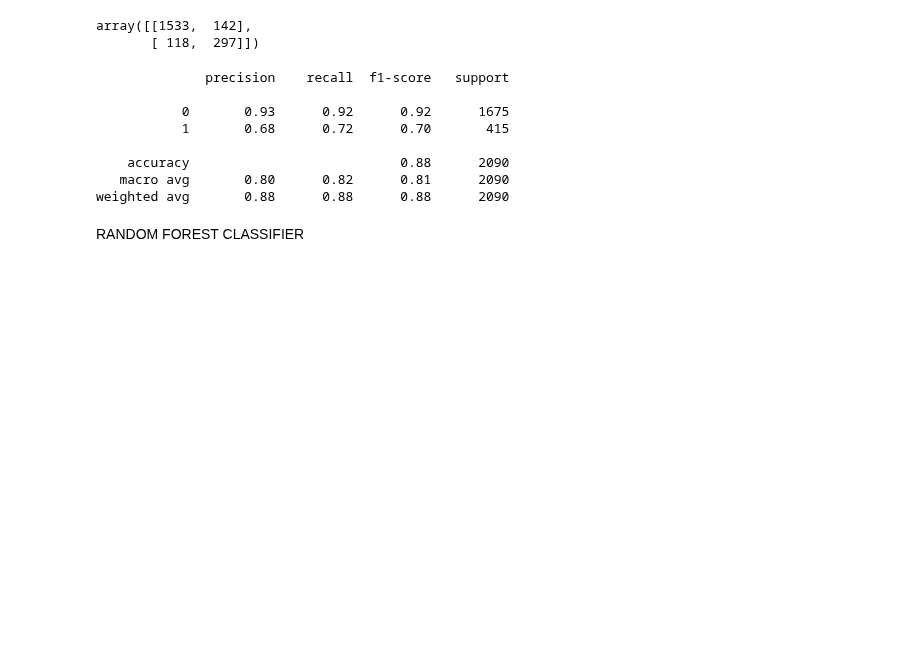
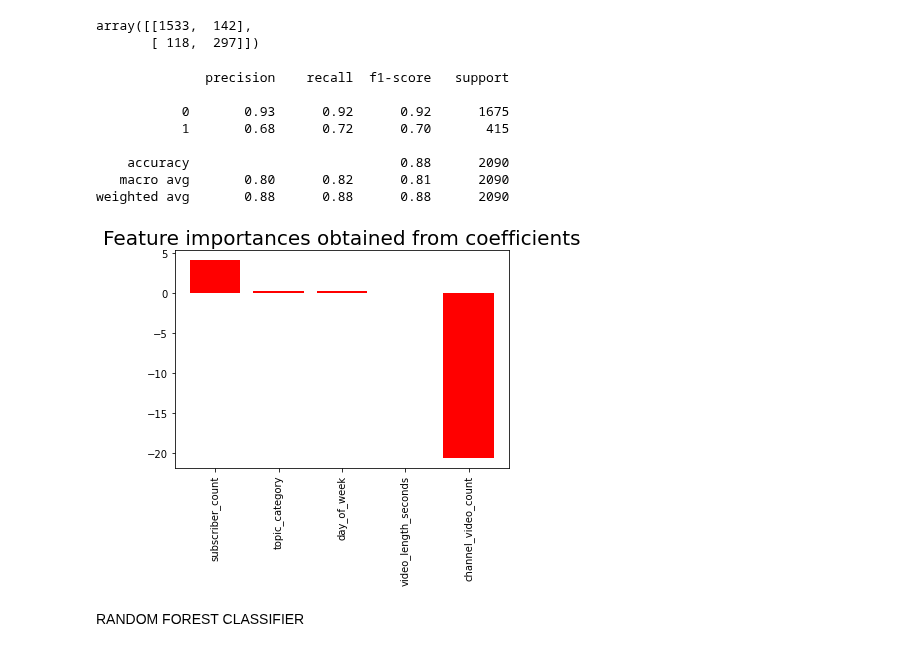
Before and after one commit to SNEHALDD/Youtube_Video_Analysis, a Jupyter notebook: ML_Jupyter_Notebook_Files/machine_learning_new.ipynb, the cells around one changed output. Saved outputs shown, nothing was run; the diff lists cells and outputs as text; code cells hidden in the pictures; blank space fills up the shorter version.

```diff
--- a/ML_Jupyter_Notebook_Files/machine_learning_new.ipynb
+++ b/ML_Jupyter_Notebook_Files/machine_learning_new.ipynb
@@ -276,6 +276,24 @@ print(classification_report(y_test, y_pred))
     accuracy                           0.88      2090
    macro avg       0.80      0.82      0.81      2090
 weighted avg       0.88      0.88      0.88      2090
+# %%
+#get feature importance
+from matplotlib import pyplot
+
+importance=pd.DataFrame(data={
+    'Attribute':X_resampled.columns,
+    'Importance':classifier.coef_[0]
+})
+
+importance=importance.sort_values(by='Importance', ascending=False)
+
+#graph
+plt.bar(x=importance['Attribute'], height=importance['Importance'], color='red')
+plt.title('Feature importances obtained from coefficients', size=20)
+plt.xticks(rotation='vertical')
+plt.show()
+# %% [output]
+[figure, added]
 # %% [markdown]
 RANDOM FOREST CLASSIFIER
 # %%
```
Also changed, not shown: parts of 4 cells of this notebook, 1 other file.
